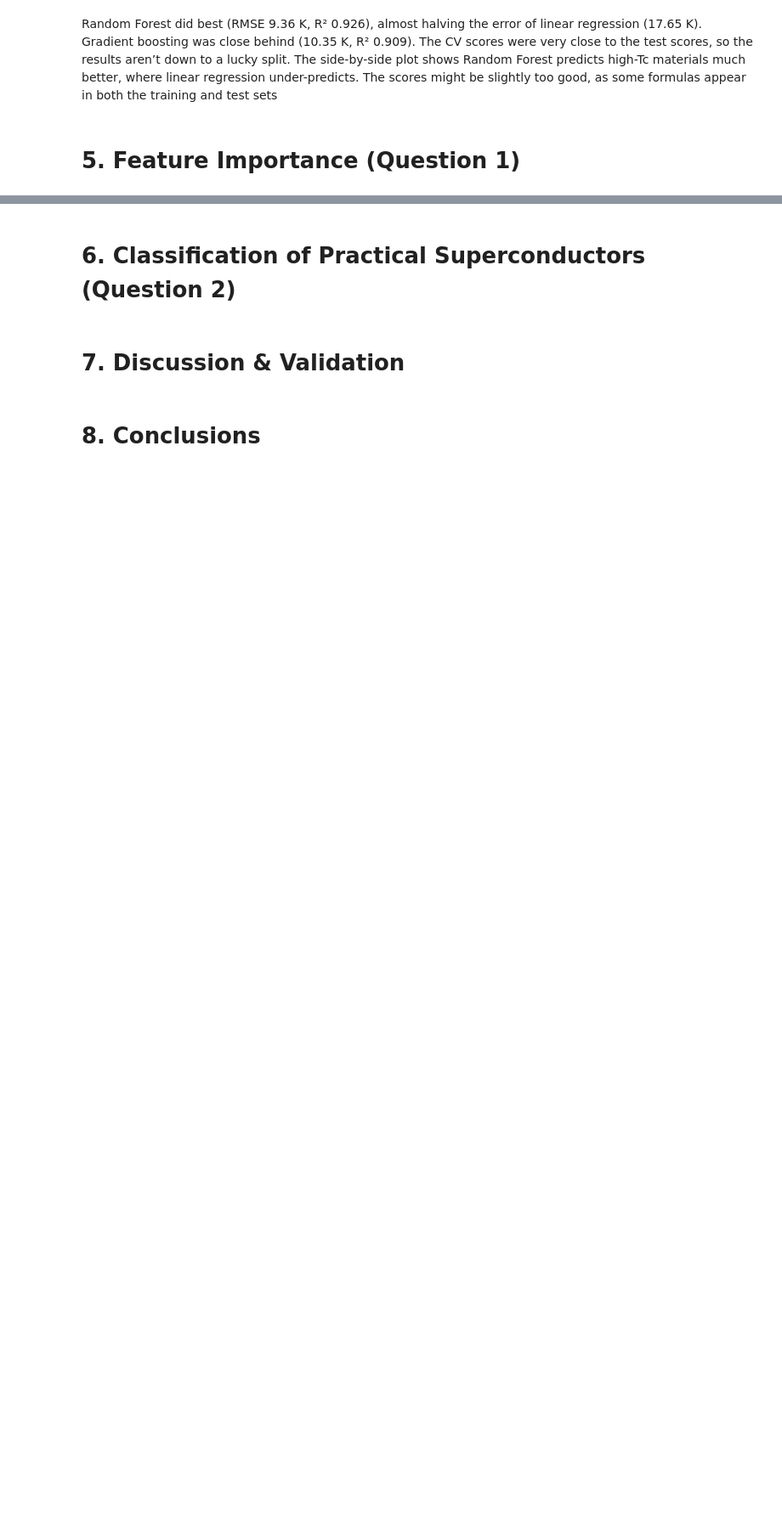
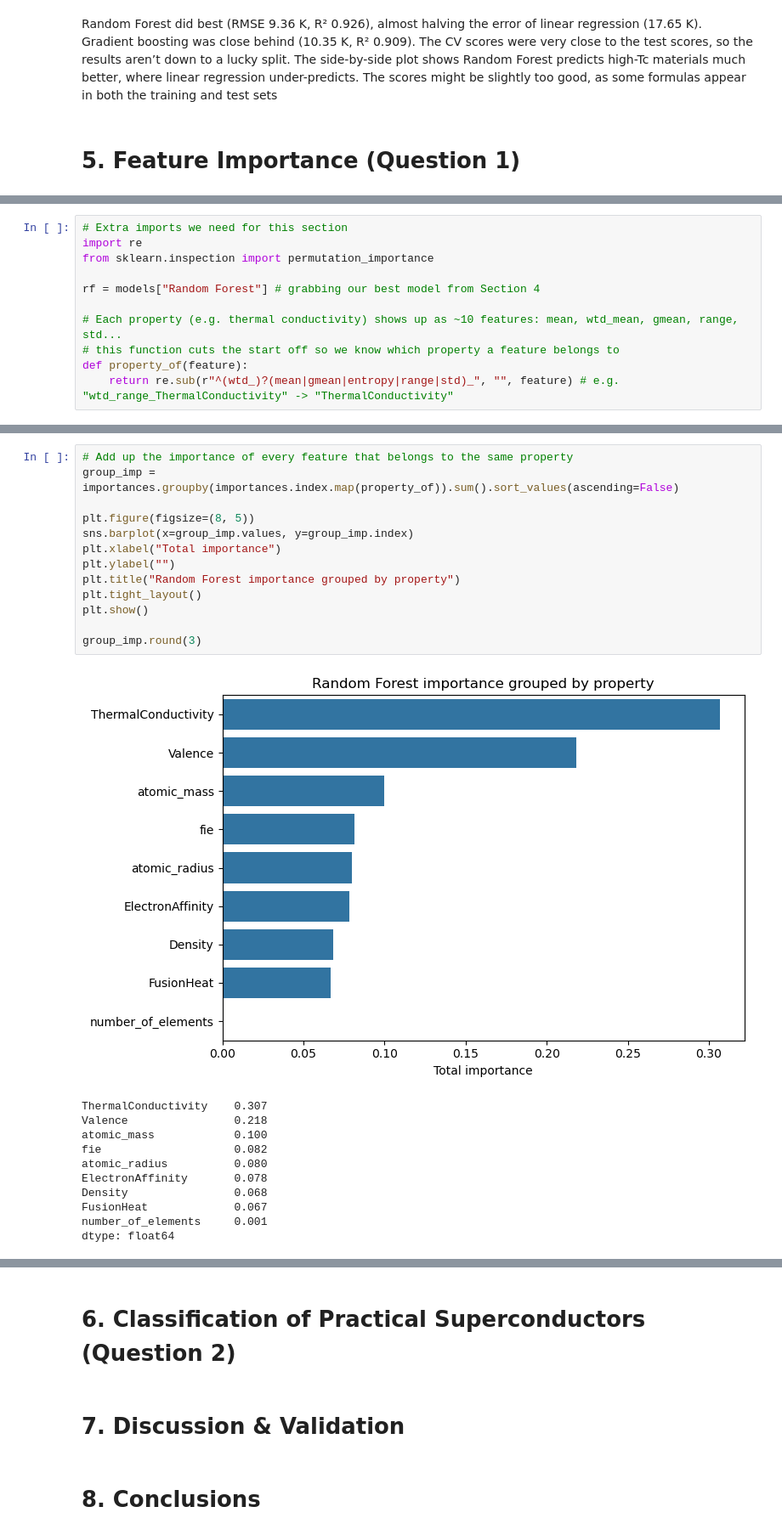
Before and after one commit to SeanCross65/Data-Analytics-Data-Mining, a Jupyter notebook: SuperConductivity.ipynb, the cells around one changed output, grey strips where cells are left out. Shown at 85% size. Saved outputs shown, nothing was run; the diff lists cells and outputs as text; blank space fills up the shorter version.

```diff
--- a/SuperConductivity.ipynb
+++ b/SuperConductivity.ipynb
@@ -447,0 +355,11 @@ dtype: float64
+# %%
+# Extra imports we need for this section
+import re
+from sklearn.inspection import permutation_importance
+
+rf = models["Random Forest"] # grabbing our best model from Section 4
+
+# Each property (e.g. thermal conductivity) shows up as ~10 features: mean, wtd_mean, gmean, range, std...
+# this function cuts the start off so we know which property a feature belongs to
+def property_of(feature):
+    return re.sub(r"^(wtd_)?(mean|gmean|entropy|range|std)_", "", feature) # e.g. "wtd_range_ThermalConductivity" -> "ThermalConductivity"
@@ -447,0 +413,25 @@ dtype: float64
+# %%
+# Add up the importance of every feature that belongs to the same property
+group_imp = importances.groupby(importances.index.map(property_of)).sum().sort_values(ascending=False)
+
+plt.figure(figsize=(8, 5))
+sns.barplot(x=group_imp.values, y=group_imp.index)
+plt.xlabel("Total importance")
+plt.ylabel("")
+plt.title("Random Forest importance grouped by property")
+plt.tight_layout()
+plt.show()
+
+group_imp.round(3)
+# %% [output]
+[figure, added]
+ThermalConductivity    0.307
+Valence                0.218
+atomic_mass            0.100
+fie                    0.082
+atomic_radius          0.080
+ElectronAffinity       0.078
+Density                0.068
+FusionHeat             0.067
+number_of_elements     0.001
+dtype: float64
```
Also changed, not shown: parts of 18 cells of this notebook.
